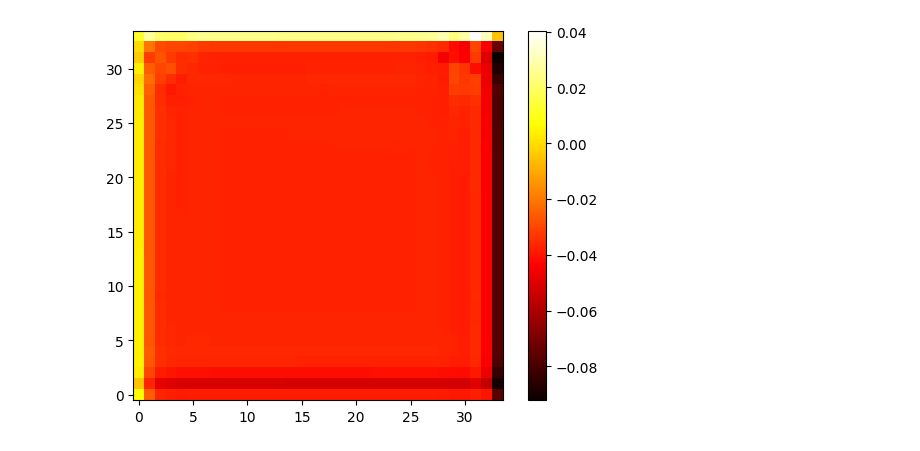
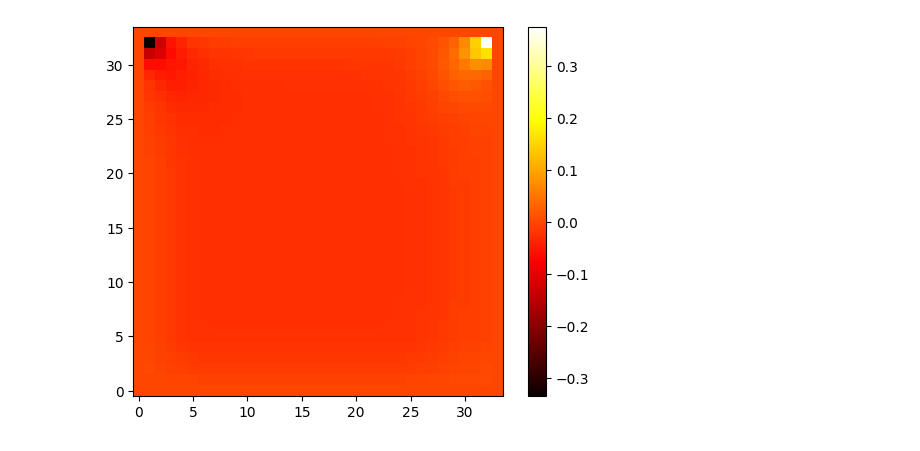
Before and after one commit to glaand/bachelor-thesis, a Jupyter notebook: ml/ml_analysis.ipynb, the cells around one changed output. Cells and saved outputs as stored; diff of their text form; code cells hidden in the pictures.

```diff
--- a/ml/ml_analysis.ipynb
+++ b/ml/ml_analysis.ipynb
@@ -36,20 +36,31 @@ plt.show()
 # %%
 import torch
+import sys
+from train_lid_driven_cavity import custom_loss
 
-residual_data = np.loadtxt("../experiments/2d/mgpcg/ML_data/res_600.dat")
+residual_data = np.loadtxt("../experiments/2d/mgpcg/ML_data/res_0.dat")
+true_error = np.loadtxt("../experiments/2d/mgpcg/ML_data/e_0.dat")
 residual_data = torch.tensor(residual_data).to('cuda')
 
 # load the torchscript model
 model = torch.jit.load("model.pt")
 model.eval()
 with torch.no_grad():
     e_data = model(residual_data.float().unsqueeze(0).unsqueeze(0))
+    blabla = e_data
     # plot e_data as heatmap
     e_data = e_data.to('cpu')
     e_data = e_data.squeeze(0).squeeze(0)
     plt.imshow(e_data, cmap='hot', interpolation='nearest')
     plt.gca().invert_yaxis()
     plt.colorbar()
     plt.show()
+    grid_size_x = e_data.shape[0]
+    grid_size_y = e_data.shape[1]
+    pred_error = e_data.unsqueeze(0).unsqueeze(0).to('cpu')
+    true_error = torch.tensor(true_error).unsqueeze(0).unsqueeze(0).to('cpu')
+    residual = residual_data.unsqueeze(0).unsqueeze(0).to('cpu')
+    loss = custom_loss(pred_error, true_error, residual, grid_size_x, grid_size_y)
+    print("Loss: ", loss.item())
 # %% [output]
-[figure, old version]
+[figure, new version]
```
Also changed, not shown: parts of 8 cells of this notebook, 3 other files.
